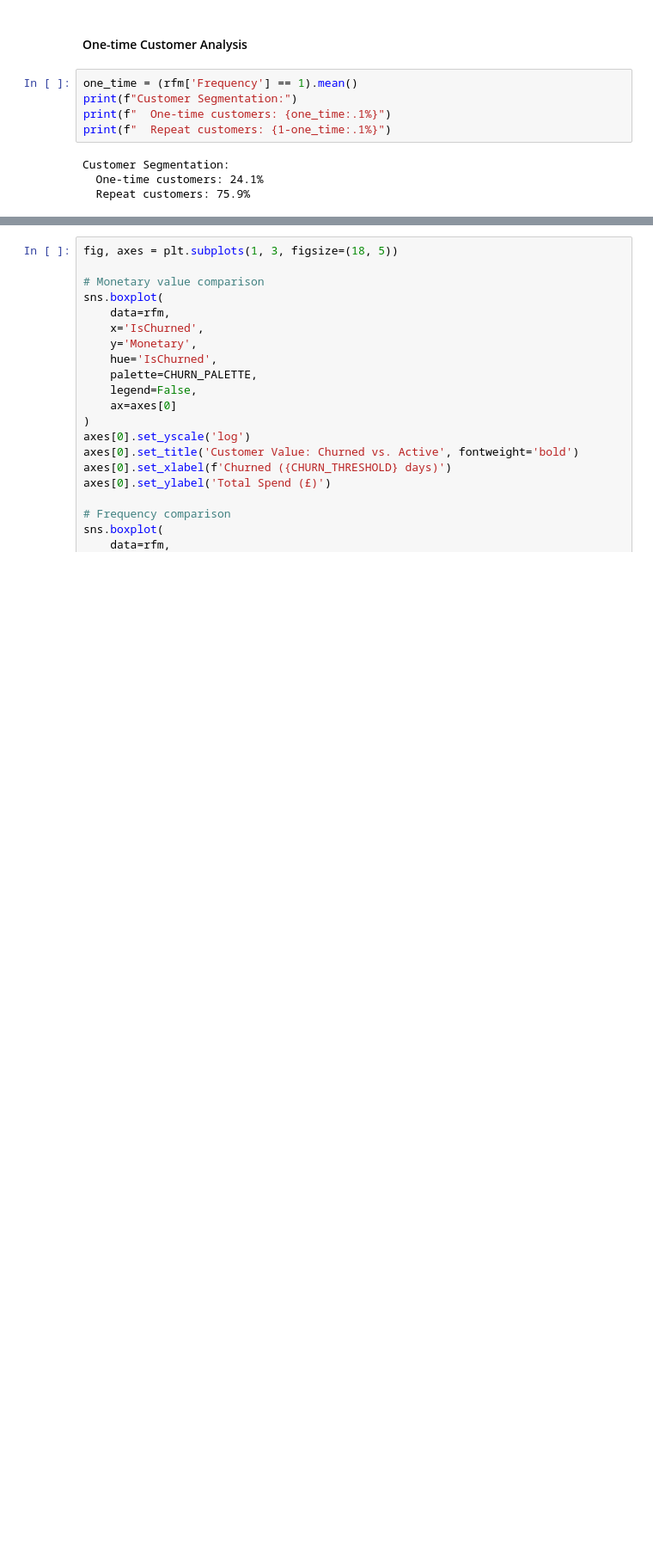
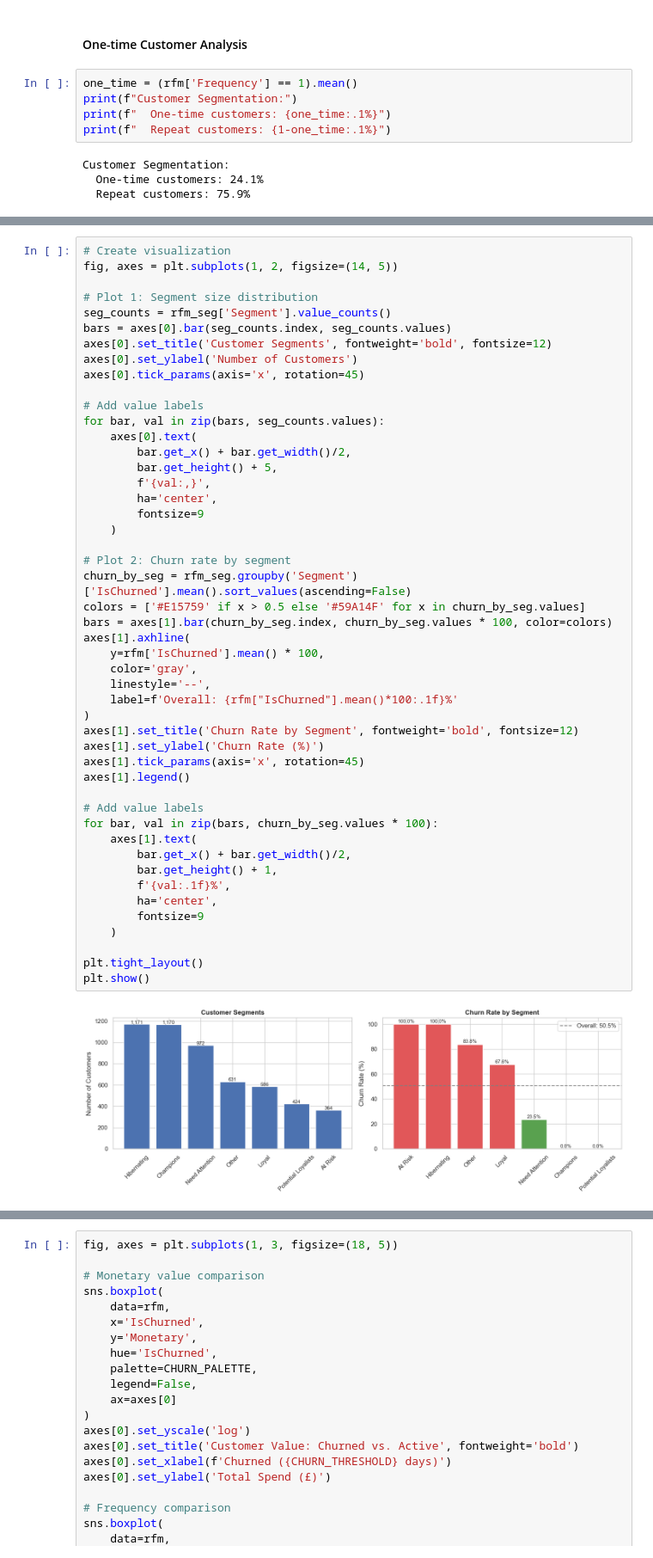
Before and after one commit to stefanobrusadelli/customer-churn-prediction, a Jupyter notebook: notebook/02_eda.ipynb, the cells around one changed output, grey strips where cells are left out. Shown at 86% size. Saved outputs shown, nothing was run; the diff lists cells and outputs as text; blank space fills up the shorter version.

Commit message:
add customer segmentation to the EDA notebook and minor improvements

```diff
--- a/notebook/02_eda.ipynb
+++ b/notebook/02_eda.ipynb
@@ -260,0 +368,50 @@ Customer Segmentation:
+# %%
+# Create visualization
+fig, axes = plt.subplots(1, 2, figsize=(14, 5))
+
+# Plot 1: Segment size distribution
+seg_counts = rfm_seg['Segment'].value_counts()
+bars = axes[0].bar(seg_counts.index, seg_counts.values)
+axes[0].set_title('Customer Segments', fontweight='bold', fontsize=12)
+axes[0].set_ylabel('Number of Customers')
+axes[0].tick_params(axis='x', rotation=45)
+
+# Add value labels
+for bar, val in zip(bars, seg_counts.values):
+    axes[0].text(
+        bar.get_x() + bar.get_width()/2,
+        bar.get_height() + 5,
+        f'{val:,}',
+        ha='center',
+        fontsize=9
+    )
+
+# Plot 2: Churn rate by segment
+churn_by_seg = rfm_seg.groupby('Segment')['IsChurned'].mean().sort_values(ascending=False)
+colors = ['#E15759' if x > 0.5 else '#59A14F' for x in churn_by_seg.values]
+bars = axes[1].bar(churn_by_seg.index, churn_by_seg.values * 100, color=colors)
+axes[1].axhline(
+    y=rfm['IsChurned'].mean() * 100,
+    color='gray',
+    linestyle='--',
+    label=f'Overall: {rfm["IsChurned"].mean()*100:.1f}%'
+)
+axes[1].set_title('Churn Rate by Segment', fontweight='bold', fontsize=12)
+axes[1].set_ylabel('Churn Rate (%)')
+axes[1].tick_params(axis='x', rotation=45)
+axes[1].legend()
+
+# Add value labels
+for bar, val in zip(bars, churn_by_seg.values * 100):
+    axes[1].text(
+        bar.get_x() + bar.get_width()/2,
+        bar.get_height() + 1,
+        f'{val:.1f}%',
+        ha='center',
+        fontsize=9
+    )
+
+plt.tight_layout()
+plt.show()
+# %% [output]
+[figure, added]
```
Also changed, not shown: parts of 39 cells of this notebook, 3 other files.
